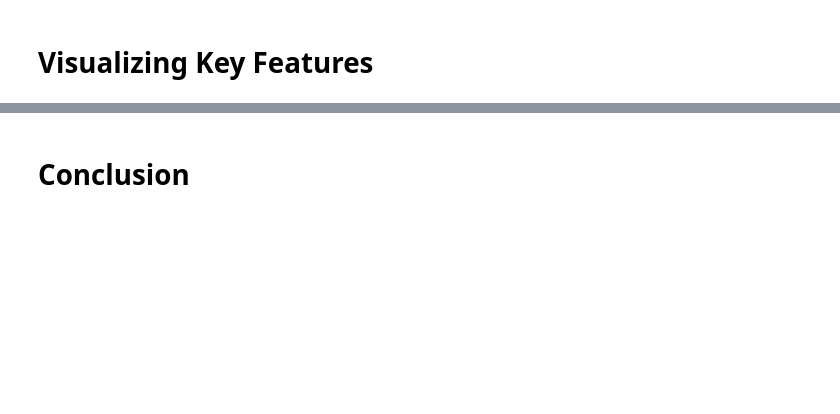
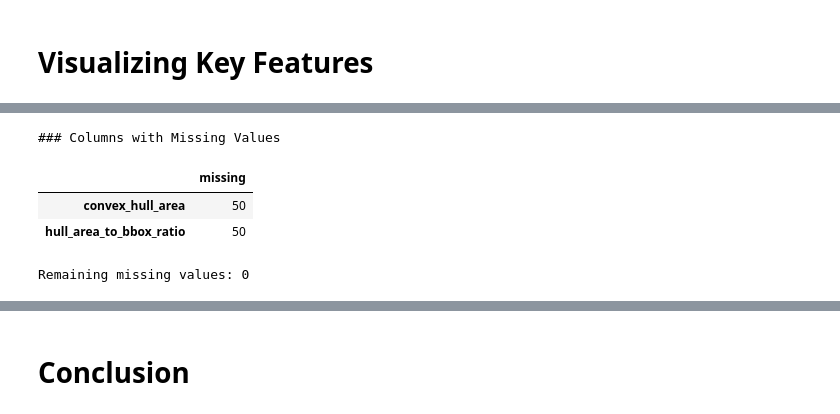
Before and after one commit to psark007/Tension-Board-2-Analysis, a Jupyter notebook: notebooks/04_feature_engineering.ipynb, the cells around one changed output, grey strips where cells are left out. Cells and saved outputs as stored; diff of their text form; code cells hidden in the pictures; blank space fills up the shorter version.

```diff
--- a/notebooks/04_feature_engineering.ipynb
+++ b/notebooks/04_feature_engineering.ipynb
@@ -914,43 +691,32 @@ print(f"Added interaction features. Total columns: {len(df_features.columns)}")
 # %%
 """
 ==================================
 Handle Missing Values
 ==================================
 """
 
 missing = df_features.isna().sum()
 missing_cols = missing[missing > 0]
 
 print("### Columns with Missing Values\n")
 display(missing_cols.to_frame('missing'))
 
-# Fill difficulty NaNs with column mean
-difficulty_cols = [c for c in df_features.columns if 'difficulty' in c.lower()]
-for col in difficulty_cols:
-    if df_features[col].isna().any():
-        df_features[col] = df_features[col].fillna(df_features[col].mean())
-
-# Fill start/finish height with min_y/max_y if missing
-df_features['start_height'] = df_features['start_height'].fillna(df_features['min_y'])
-df_features['finish_height'] = df_features['finish_height'].fillna(df_features['max_y'])
-
-# Fill normalized features
-df_features['start_height_normalized'] = df_features['start_height_normalized'].fillna(
-    (df_features['start_height'] - y_min) / board_height
-)
-df_features['finish_height_normalized'] = df_features['finish_height_normalized'].fillna(
-    (df_features['finish_height'] - y_min) / board_height
-)
 
 # Fill other NaNs with column means
 for col in df_features.columns:
     if df_features[col].isna().any():
         if df_features[col].dtype in ['float64', 'int64']:
             df_features[col] = df_features[col].fillna(df_features[col].mean())
 
 # Check remaining missing
 remaining = df_features.isna().sum().sum()
 print(f"\nRemaining missing values: {remaining}")
+# %% [output]
+### Columns with Missing Values
+|  | missing |
+| convex_hull_area | 50 |
+| hull_area_to_bbox_ratio | 50 |
+Remaining missing values: 0
 # %%
 """
 ===================================
```
Also changed, not shown: parts of 15 cells of this notebook, 22 other files.
